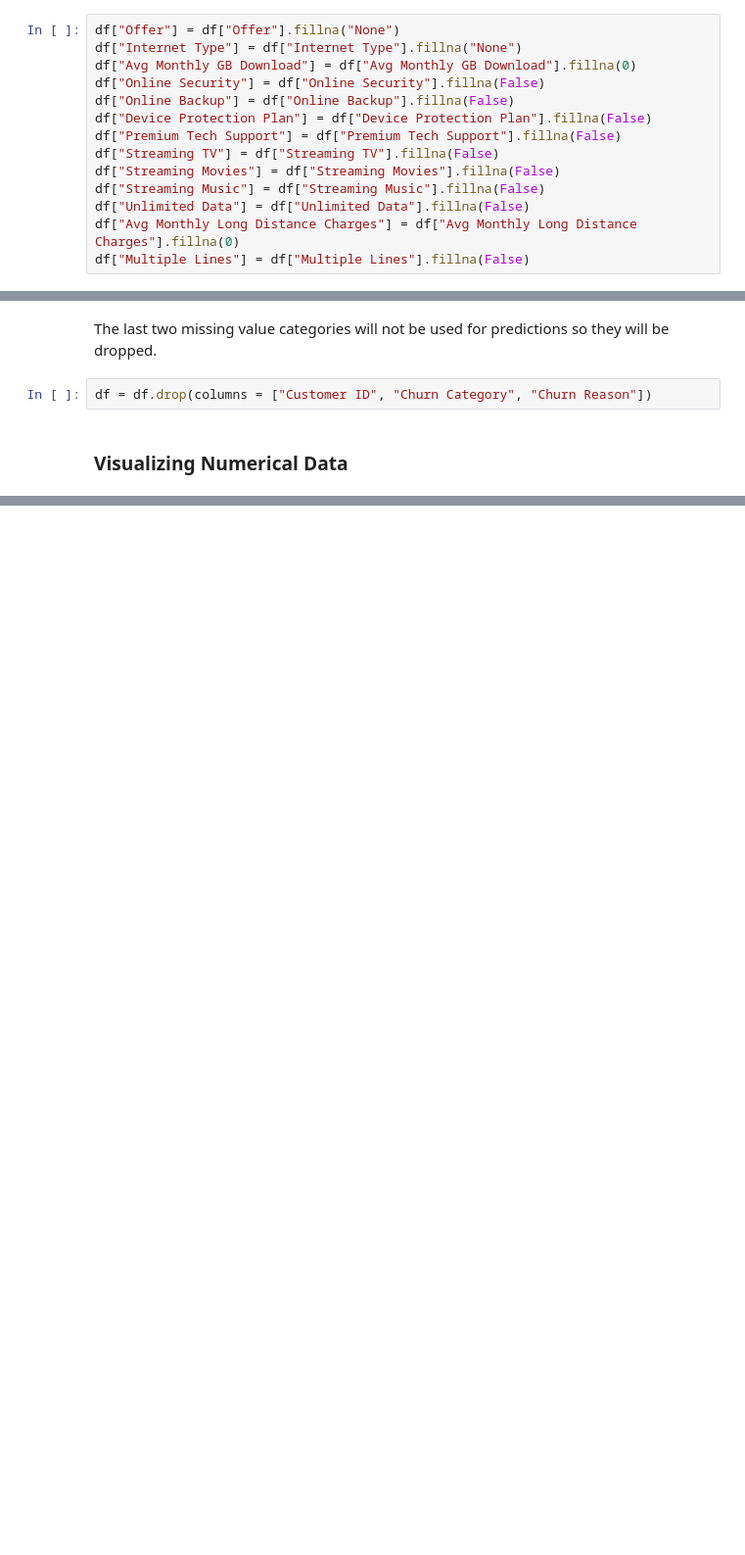
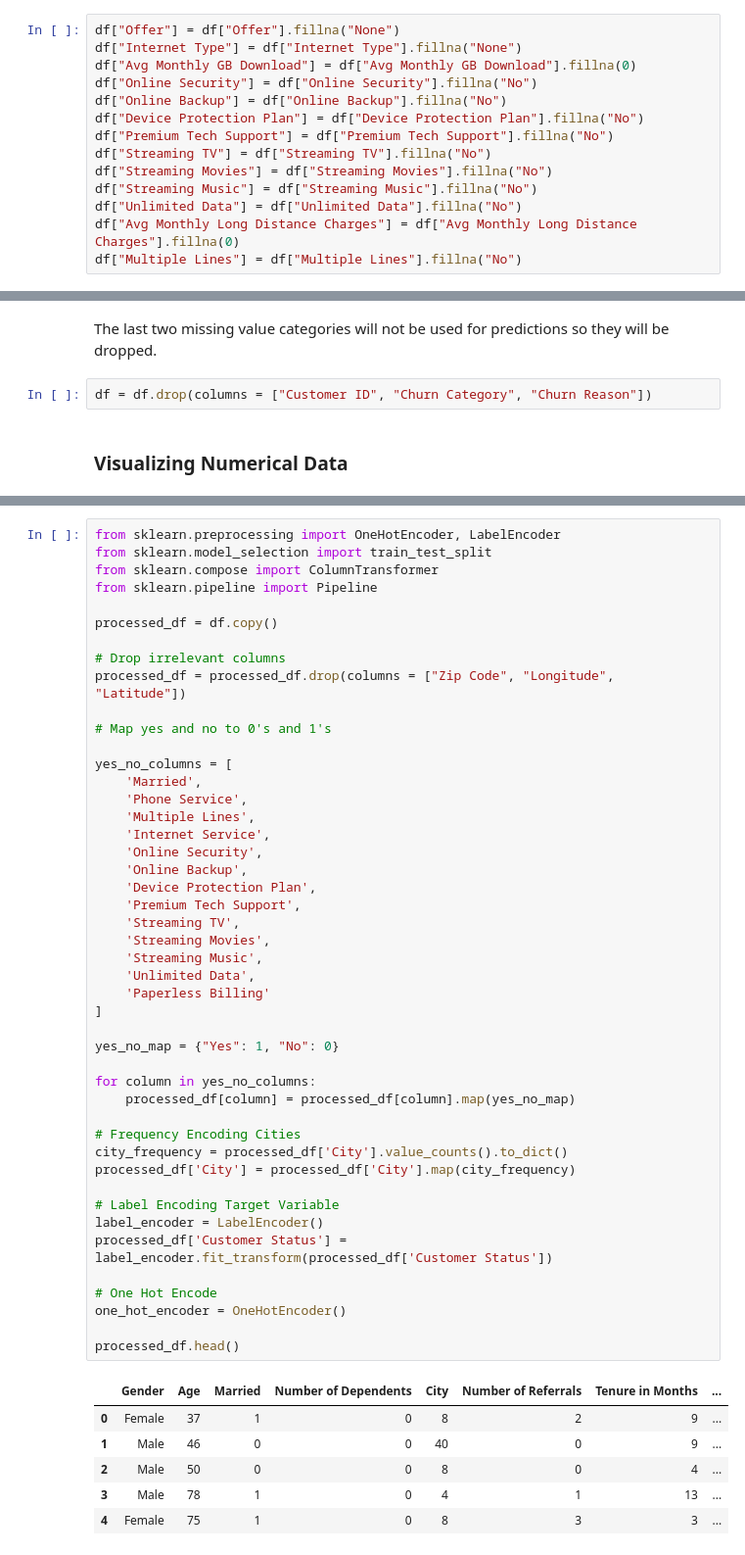
Before and after one commit to AviTirto/TensorFlowProjects, a Jupyter notebook: XAI_telcom_customers.ipynb, the cells around one changed output, grey strips where cells are left out. Shown at 98% size. Drawn from its saved outputs; the diff is of its cells as text; blank space fills up the shorter version.

Commit message:
Preprocessing: Frequency Encoding, One Hot Encoding, Label Encoding, Train Test Split

```diff
--- a/XAI_telcom_customers.ipynb
+++ b/XAI_telcom_customers.ipynb
@@ -131,16 +131,16 @@ df[df["Phone Service"] == "No"][["Avg Monthly Long Distance Charges", "Multiple
 df["Offer"] = df["Offer"].fillna("None")
 df["Internet Type"] = df["Internet Type"].fillna("None")
 df["Avg Monthly GB Download"] = df["Avg Monthly GB Download"].fillna(0)
-df["Online Security"] = df["Online Security"].fillna(False)
-df["Online Backup"] = df["Online Backup"].fillna(False)
-df["Device Protection Plan"] = df["Device Protection Plan"].fillna(False)
-df["Premium Tech Support"] = df["Premium Tech Support"].fillna(False)
-df["Streaming TV"] = df["Streaming TV"].fillna(False)
-df["Streaming Movies"] = df["Streaming Movies"].fillna(False)
-df["Streaming Music"] = df["Streaming Music"].fillna(False)
-df["Unlimited Data"] = df["Unlimited Data"].fillna(False)
+df["Online Security"] = df["Online Security"].fillna("No")
+df["Online Backup"] = df["Online Backup"].fillna("No")
+df["Device Protection Plan"] = df["Device Protection Plan"].fillna("No")
+df["Premium Tech Support"] = df["Premium Tech Support"].fillna("No")
+df["Streaming TV"] = df["Streaming TV"].fillna("No")
+df["Streaming Movies"] = df["Streaming Movies"].fillna("No")
+df["Streaming Music"] = df["Streaming Music"].fillna("No")
+df["Unlimited Data"] = df["Unlimited Data"].fillna("No")
 df["Avg Monthly Long Distance Charges"] = df["Avg Monthly Long Distance Charges"].fillna(0)
-df["Multiple Lines"] = df["Multiple Lines"].fillna(False)
+df["Multiple Lines"] = df["Multiple Lines"].fillna("No")
 # %%
 missing_values = df.isna().sum().reset_index()
 missing_values.columns = ['Column', 'Missing Values']
@@ -184,0 +191,53 @@ array([[<Axes: title={'center': 'Age'}>,
+# %%
+from sklearn.preprocessing import OneHotEncoder, LabelEncoder
+from sklearn.model_selection import train_test_split
+from sklearn.compose import ColumnTransformer
+from sklearn.pipeline import Pipeline
+
+processed_df = df.copy()
+
+# Drop irrelevant columns
+processed_df = processed_df.drop(columns = ["Zip Code", "Longitude", "Latitude"])
+
+# Map yes and no to 0's and 1's
+
+yes_no_columns = [
+    'Married',
+    'Phone Service',
+    'Multiple Lines',
+    'Internet Service',
+    'Online Security',
+    'Online Backup',
+    'Device Protection Plan',
+    'Premium Tech Support',
+    'Streaming TV',
+    'Streaming Movies',
+    'Streaming Music',
+    'Unlimited Data',
+    'Paperless Billing'
+]
+
+yes_no_map = {"Yes": 1, "No": 0}
+
+for column in yes_no_columns:
+    processed_df[column] = processed_df[column].map(yes_no_map)
+
+# Frequency Encoding Cities
+city_frequency = processed_df['City'].value_counts().to_dict()
+processed_df['City'] = processed_df['City'].map(city_frequency)
+
+# Label Encoding Target Variable
+label_encoder = LabelEncoder()
+processed_df['Customer Status'] = label_encoder.fit_transform(processed_df['Customer Status'])
+
+# One Hot Encode
+one_hot_encoder = OneHotEncoder()
+
+processed_df.head()
+# %% [output]
+|  | Gender | Age | Married | Number of Dependents | City | Number of Referrals | Tenure in Months | ... |
+| 0 | Female | 37 | 1 | 0 | 8 | 2 | 9 | ... |
+| 1 | Male | 46 | 0 | 0 | 40 | 0 | 9 | ... |
+| 2 | Male | 50 | 0 | 0 | 8 | 0 | 4 | ... |
+| 3 | Male | 78 | 1 | 0 | 4 | 1 | 13 | ... |
+| 4 | Female | 75 | 1 | 0 | 8 | 3 | 3 | ... |
```
Also changed, not shown: parts of 8 cells of this notebook.
